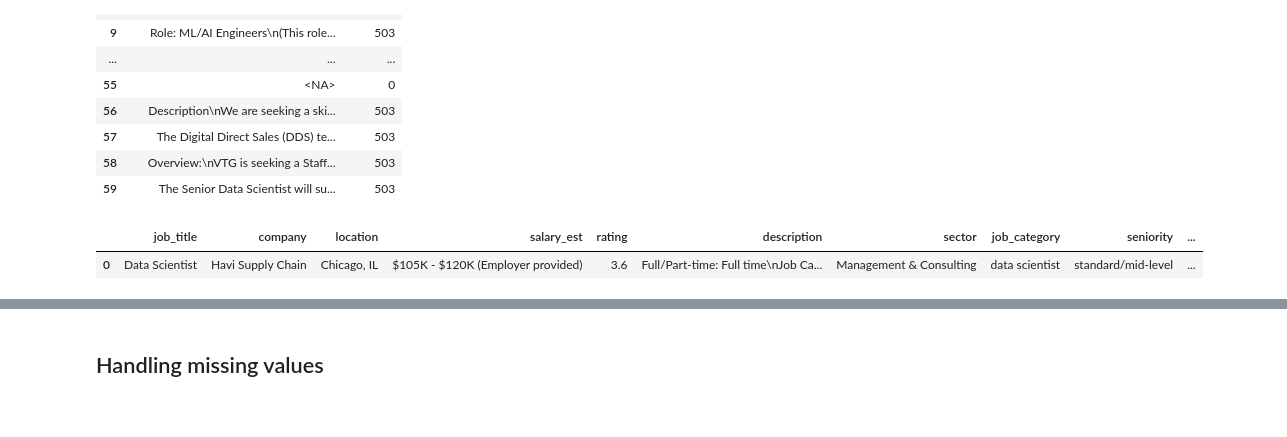
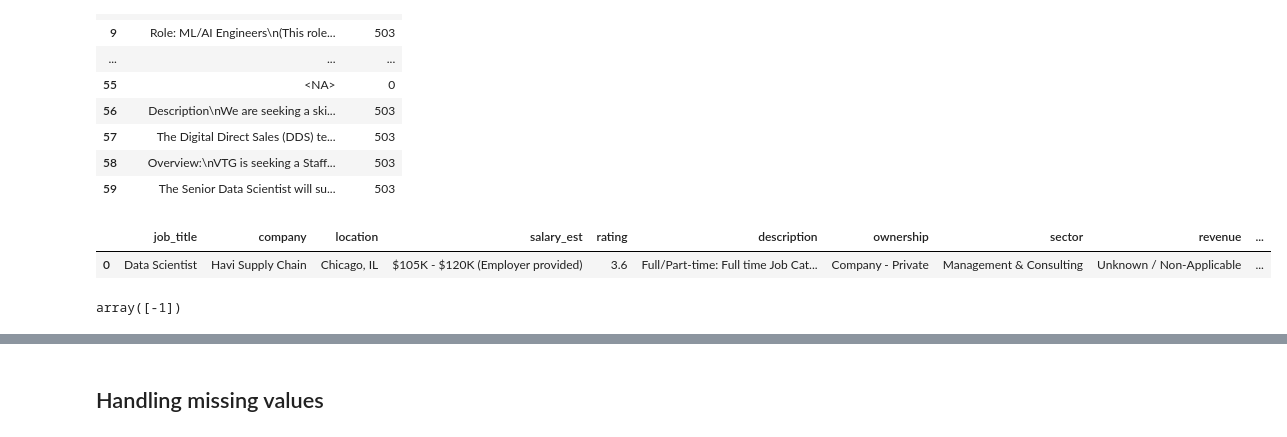
Before and after one commit to bankarsudarshan/glassdoor_jobs, a Jupyter notebook: cleaner.ipynb, the cells around one changed output, grey strips where cells are left out. Saved outputs shown, nothing was run; the diff lists cells and outputs as text; code cells hidden in the pictures.

```diff
--- a/cleaner.ipynb
+++ b/cleaner.ipynb
@@ -70,9 +70,12 @@ Index(['Job Title', 'Company', 'Location', 'Salary Estimate', 'Rating',
        'Industry', 'Sector', 'Revenue', 'Competitors'],
       dtype='object')
 # %%
-df.drop(['Size', 'Founded', 'Ownership', 'Revenue', 'Competitors'], axis='columns', inplace=True)
+df.drop(['Size', 'Founded'], axis='columns', inplace=True)
 
 df.rename(columns={
+    'Ownership':'ownership',
+    'Revenue':'revenue',
+    'Competitors':'competitors',
     "Job Title":"job_title",
     "Company":"company",
     "Location":"location",
@@ -518,8 +501,6 @@ LA      1
 Name: count, dtype: int64
 # %% [markdown]
 California has the highest jobs in data science followed by Texas
-# %%
-df.reset_index(drop=True, inplace=True)
 # %%
 df['desc_len'] = df['description'].apply(lambda x: len(x.strip()) if isinstance(x, str) else 0)
 df[['description', 'desc_len']].head(60)
@@ -543,7 +524,13 @@ df[['description', 'desc_len']].head(60)
 | 59 | The Senior Data Scientist will su... | 503 |
 # %%
 df.drop(['desc_len'], axis='columns', inplace = True)
+
+df['description'] = df['description'].str.replace('\n', ' ')
 df.head(1)
 # %% [output]
-|  | job_title | company | location | salary_est | rating | description | sector | job_category | seniority | ... |
-| 0 | Data Scientist | Havi Supply Chain | Chicago, IL | $105K - $120K (Employer provided) | 3.6 | Full/Part-time: Full time\nJob Ca... | Management & Consulting | data scientist | standard/mid-level | ... |
+|  | job_title | company | location | salary_est | rating | description | ownership | sector | revenue | ... |
+| 0 | Data Scientist | Havi Supply Chain | Chicago, IL | $105K - $120K (Employer provided) | 3.6 | Full/Part-time: Full time Job Cat... | Company - Private | Management & Consulting | Unknown / Non-Applicable | ... |
+# %%
+df['competitors'].unique()
+# %% [output]
+array([-1])
```
Also changed, not shown: parts of 54 cells of this notebook, 1 other file.
